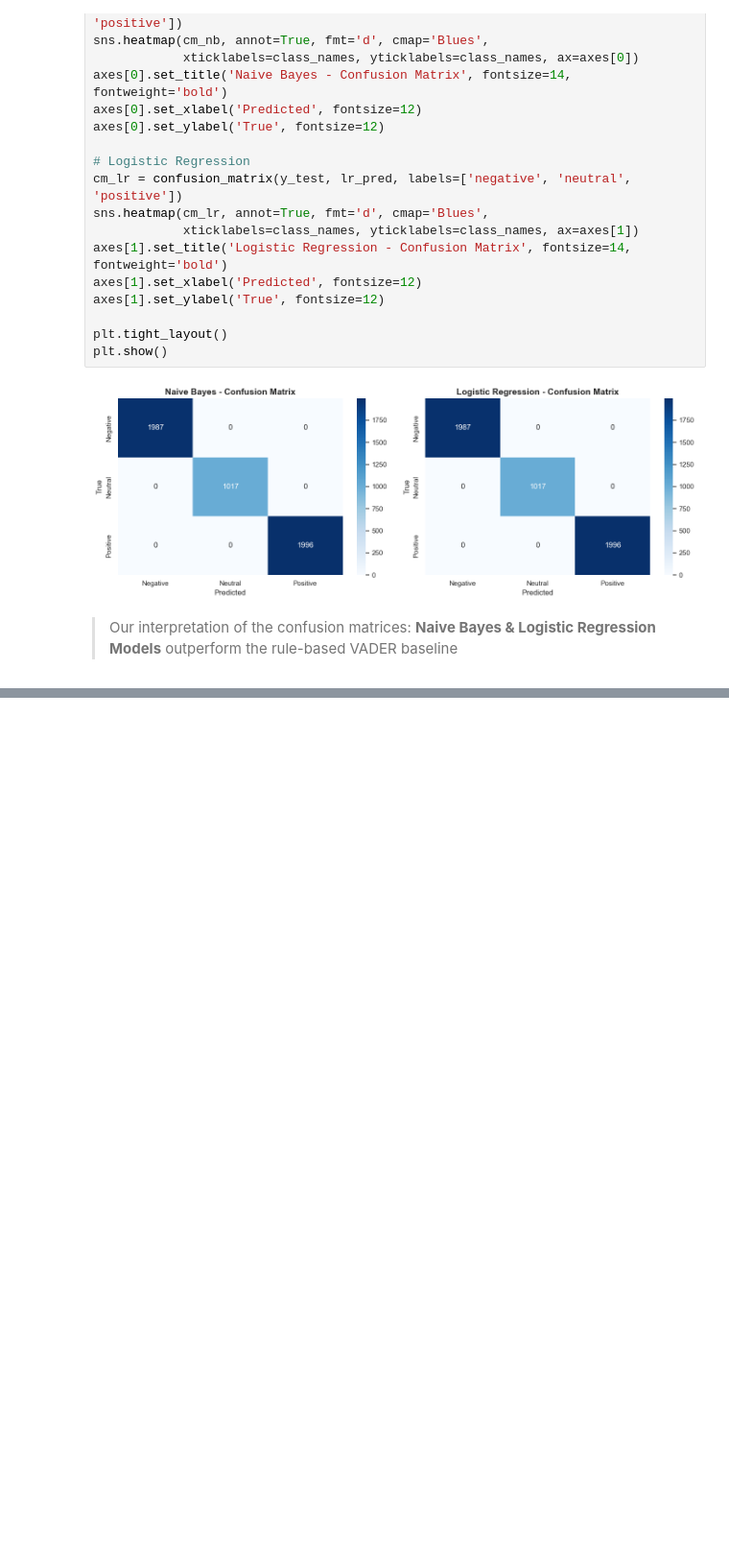
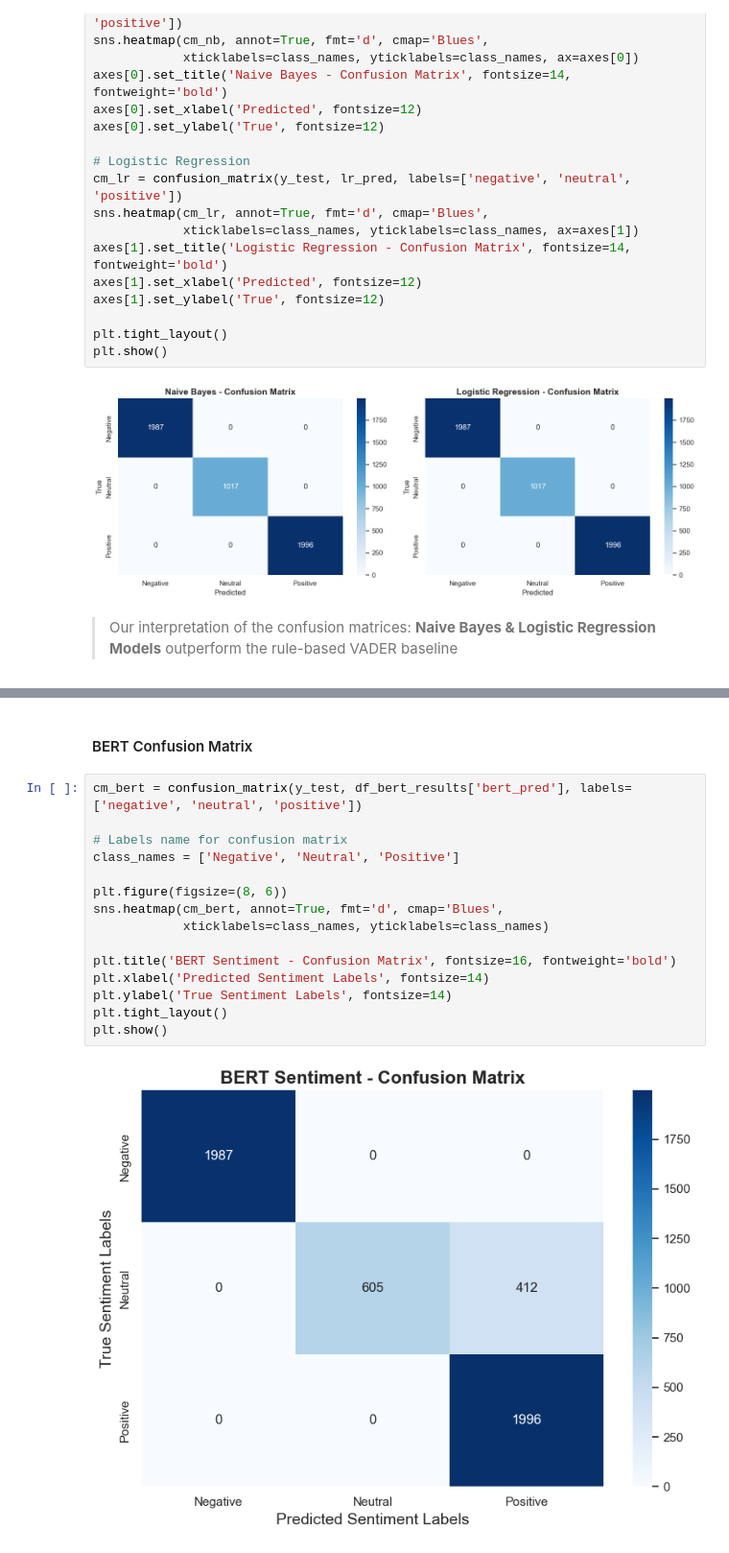
Before and after one commit to samehinttech/sentiment-analysis-customer-reviews, a Jupyter notebook: notebooks/sentiment_analysis.ipynb, the cells around one changed output, grey strips where cells are left out. Shown at 96% size. Cells and saved outputs as stored; diff of their text form; blank space fills up the shorter version.

```diff
--- a/notebooks/sentiment_analysis.ipynb
+++ b/notebooks/sentiment_analysis.ipynb
@@ -678,0 +749,19 @@ plt.show()
+# %% [markdown]
+#### BERT Confusion Matrix
+# %%
+cm_bert = confusion_matrix(y_test, df_bert_results['bert_pred'], labels=['negative', 'neutral', 'positive'])
+
+# Labels name for confusion matrix
+class_names = ['Negative', 'Neutral', 'Positive']
+
+plt.figure(figsize=(8, 6))
+sns.heatmap(cm_bert, annot=True, fmt='d', cmap='Blues',
+            xticklabels=class_names, yticklabels=class_names)
+
+plt.title('BERT Sentiment - Confusion Matrix', fontsize=16, fontweight='bold')
+plt.xlabel('Predicted Sentiment Labels', fontsize=14)
+plt.ylabel('True Sentiment Labels', fontsize=14)
+plt.tight_layout()
+plt.show()
+# %% [output]
+[figure, added]
```
Also changed, not shown: parts of 9 cells of this notebook, 1 other file.
